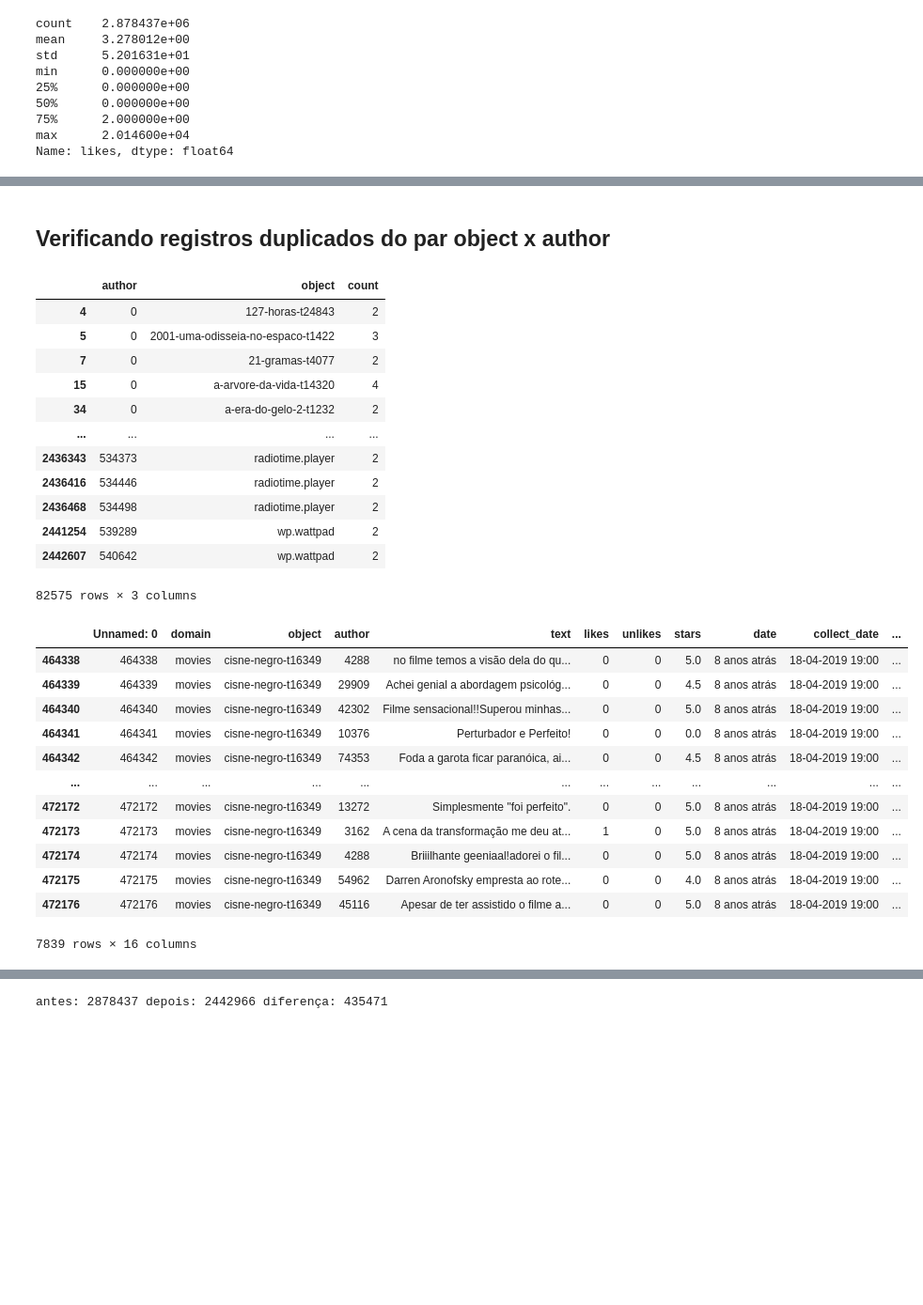
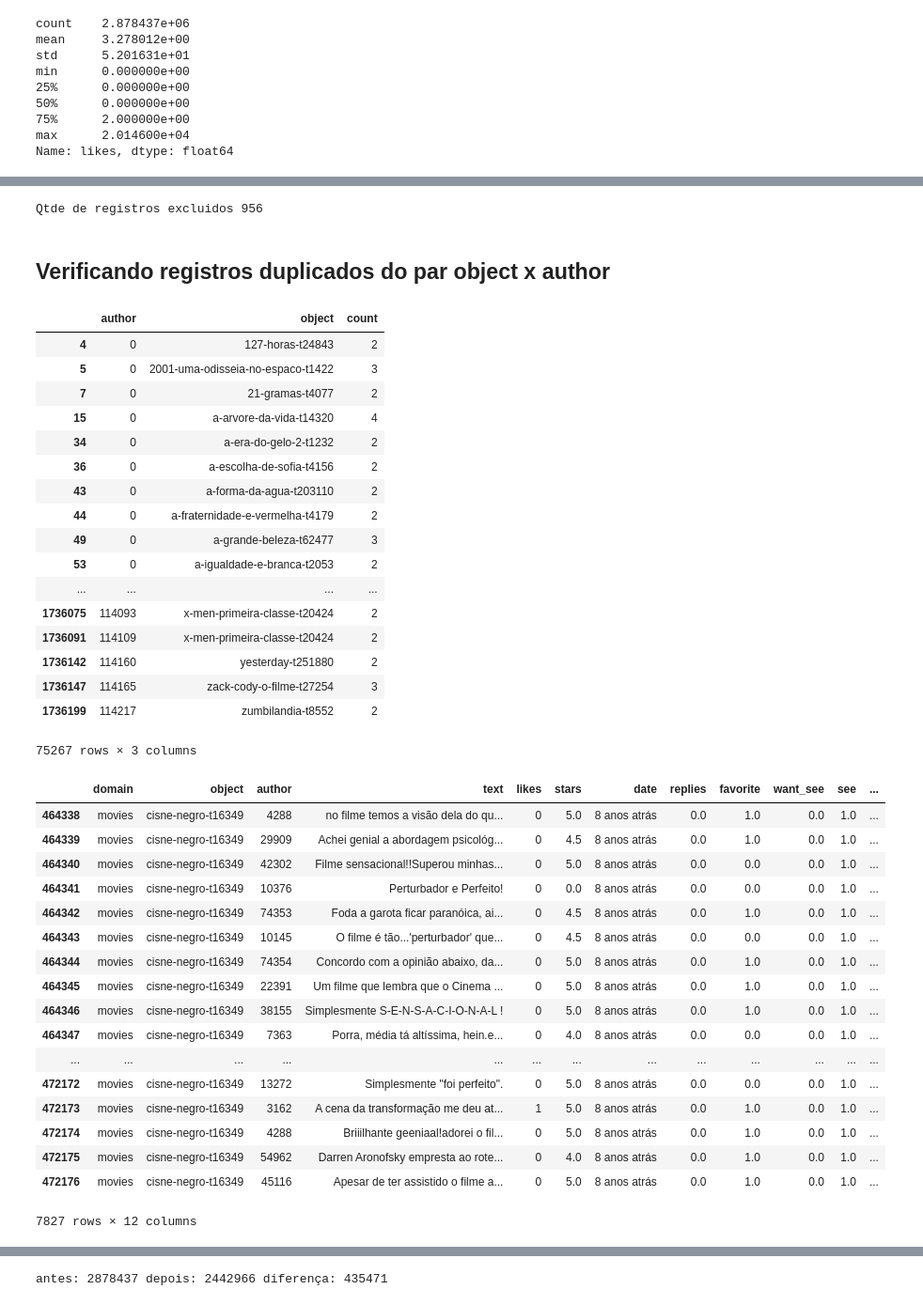
Before and after one commit to hericax/Pos, a Jupyter notebook: projeto_NLP/projeto_NLP.ipynb, the cells around one changed output, grey strips where cells are left out. Shown at 94% size. Cells and saved outputs as stored; diff of their text form; code cells hidden in the pictures; blank space fills up the shorter version.

```diff
--- a/projeto_NLP/projeto_NLP.ipynb
+++ b/projeto_NLP/projeto_NLP.ipynb
@@ -151,0 +179,4 @@ df_util[(df_util['likes'] != 0) & (df_util['unlikes'] != 0)]
+# %%
+# como a feature não possui valores, não será utilizada
+df_movies = df_movies[['domain', 'object', 'author', 'text', 'likes', 'stars', 'date',
+      'replies', 'favorite', 'want_see', 'see']]
@@ -151,0 +257,4 @@ df_util[(df_util['likes'] != 0) & (df_util['unlikes'] != 0)]
+# %%
+# Definindo as faixas a serem criadas
+intervals = pd.qcut(df_movies['stars'], 3).astype(str).unique()
+intervals
@@ -151,0 +263,8 @@ df_util[(df_util['likes'] != 0) & (df_util['unlikes'] != 0)]
+# %%
+# Criando três faixas para a feature star
+df_movies['stars_faixas'] = pd.qcut(df_movies['stars'], 3).astype(str).map( {
+                            intervals[0]: 1, #'(-0.001, 3.0]'
+                            intervals[1]: 0, #'(3.0, 4.5]'
+                            intervals[2]: 2  # '(4.5, 5.0]'
+                            } ).astype(str)
+df_movies[['stars','stars_faixas']].head(3)
@@ -152,8 +372,17 @@ df_util[(df_util['likes'] != 0) & (df_util['unlikes'] != 0)]
+# %%
+# Deletando os registros texto nulos
+df_movies.dropna(subset=['text'], inplace = True)
+# %%
+# Validando a exclusão
+qtde_depois = (df_movies.shape[0])
+print ('Qtde de registros excluidos', qtde_antes - qtde_depois)
+# %% [output]
+Qtde de registros excluidos 956
 # %% [markdown]
 ## Verificando registros duplicados do par object x author
 # %%
-# encontrando os registros duplicados no ID
-df_duplicado = df_util.groupby(['author','object']).size().reset_index(name='count')
+# encontrando os registros duplicados no author, ou seja, mais de uma avaliadação do author para o filme
+df_duplicado = df_movies.groupby(['author','object']).size().reset_index(name='count')
 df_duplicado.query('count > 1')
 # %% [output]
 |  | author | object | count |
@@ -162,31 +391,41 @@ df_duplicado.query('count > 1')
 | 7 | 0 | 21-gramas-t4077 | 2 |
 | 15 | 0 | a-arvore-da-vida-t14320 | 4 |
 | 34 | 0 | a-era-do-gelo-2-t1232 | 2 |
+| 36 | 0 | a-escolha-de-sofia-t4156 | 2 |
+| 43 | 0 | a-forma-da-agua-t203110 | 2 |
+| 44 | 0 | a-fraternidade-e-vermelha-t4179 | 2 |
+| 49 | 0 | a-grande-beleza-t62477 | 3 |
+| 53 | 0 | a-igualdade-e-branca-t2053 | 2 |
 | ... | ... | ... | ... |
-| 2436343 | 534373 | radiotime.player | 2 |
-| 2436416 | 534446 | radiotime.player | 2 |
-| 2436468 | 534498 | radiotime.player | 2 |
-| 2441254 | 539289 | wp.wattpad | 2 |
-| 2442607 | 540642 | wp.wattpad | 2 |
+| 1736075 | 114093 | x-men-primeira-classe-t20424 | 2 |
+| 1736091 | 114109 | x-men-primeira-classe-t20424 | 2 |
+| 1736142 | 114160 | yesterday-t251880 | 2 |
+| 1736147 | 114165 | zack-cody-o-filme-t27254 | 3 |
+| 1736199 | 114217 | zumbilandia-t8552 | 2 |
-82575 rows × 3 columns
+75267 rows × 3 columns
 # %%
 # conforme observado acima, há repetição de registros
 # visualizando um dos registros
-df_util[df_util['object'] == 'cisne-negro-t16349']
+df_movies[df_movies['object'] == 'cisne-negro-t16349']
 # %% [output]
-|  | Unnamed: 0 | domain | object | author | text | likes | unlikes | stars | date | collect_date | ... |
-| 464338 | 464338 | movies | cisne-negro-t16349 | 4288 | no filme temos a visão dela do qu... | 0 | 0 | 5.0 | 8 anos atrás | 18-04-2019 19:00 | ... |
-| 464339 | 464339 | movies | cisne-negro-t16349 | 29909 | Achei genial a abordagem psicológ... | 0 | 0 | 4.5 | 8 anos atrás | 18-04-2019 19:00 | ... |
-| 464340 | 464340 | movies | cisne-negro-t16349 | 42302 | Filme sensacional!!Superou minhas... | 0 | 0 | 5.0 | 8 anos atrás | 18-04-2019 19:00 | ... |
-| 464341 | 464341 | movies | cisne-negro-t16349 | 10376 | Perturbador e Perfeito! | 0 | 0 | 0.0 | 8 anos atrás | 18-04-2019 19:00 | ... |
-| 464342 | 464342 | movies | cisne-negro-t16349 | 74353 | Foda a garota ficar paranóica, ai... | 0 | 0 | 4.5 | 8 anos atrás | 18-04-2019 19:00 | ... |
-| ... | ... | ... | ... | ... | ... | ... | ... | ... | ... | ... | ... |
-| 472172 | 472172 | movies | cisne-negro-t16349 | 13272 | Simplesmente "foi perfeito". | 0 | 0 | 5.0 | 8 anos atrás | 18-04-2019 19:00 | ... |
-| 472173 | 472173 | movies | cisne-negro-t16349 | 3162 | A cena da transformação me deu at... | 1 | 0 | 5.0 | 8 anos atrás | 18-04-2019 19:00 | ... |
-| 472174 | 472174 | movies | cisne-negro-t16349 | 4288 | Briiilhante geeniaal!adorei o fil... | 0 | 0 | 5.0 | 8 anos atrás | 18-04-2019 19:00 | ... |
-| 472175 | 472175 | movies | cisne-negro-t16349 | 54962 | Darren Aronofsky empresta ao rote... | 0 | 0 | 4.0 | 8 anos atrás | 18-04-2019 19:00 | ... |
-| 472176 | 472176 | movies | cisne-negro-t16349 | 45116 | Apesar de ter assistido o filme a... | 0 | 0 | 5.0 | 8 anos atrás | 18-04-2019 19:00 | ... |
+|  | domain | object | author | text | likes | stars | date | replies | favorite | want_see | see | ... |
+| 464338 | movies | cisne-negro-t16349 | 4288 | no filme temos a visão dela do qu... | 0 | 5.0 | 8 anos atrás | 0.0 | 1.0 | 0.0 | 1.0 | ... |
+| 464339 | movies | cisne-negro-t16349 | 29909 | Achei genial a abordagem psicológ... | 0 | 4.5 | 8 anos atrás | 0.0 | 1.0 | 0.0 | 1.0 | ... |
+| 464340 | movies | cisne-negro-t16349 | 42302 | Filme sensacional!!Superou minhas... | 0 | 5.0 | 8 anos atrás | 0.0 | 0.0 | 0.0 | 1.0 | ... |
+| 464341 | movies | cisne-negro-t16349 | 10376 | Perturbador e Perfeito! | 0 | 0.0 | 8 anos atrás | 0.0 | 0.0 | 0.0 | 1.0 | ... |
+| 464342 | movies | cisne-negro-t16349 | 74353 | Foda a garota ficar paranóica, ai... | 0 | 4.5 | 8 anos atrás | 0.0 | 1.0 | 0.0 | 1.0 | ... |
+| 464343 | movies | cisne-negro-t16349 | 10145 | O filme é tão...'perturbador' que... | 0 | 4.5 | 8 anos atrás | 0.0 | 0.0 | 0.0 | 1.0 | ... |
+| 464344 | movies | cisne-negro-t16349 | 74354 | Concordo com a opinião abaixo, da... | 0 | 5.0 | 8 anos atrás | 0.0 | 1.0 | 0.0 | 1.0 | ... |
+| 464345 | movies | cisne-negro-t16349 | 22391 | Um filme que lembra que o Cinema ... | 0 | 5.0 | 8 anos atrás | 0.0 | 1.0 | 0.0 | 1.0 | ... |
+| 464346 | movies | cisne-negro-t16349 | 38155 | Simplesmente S-E-N-S-A-C-I-O-N-A-L ! | 0 | 5.0 | 8 anos atrás | 0.0 | 1.0 | 0.0 | 1.0 | ... |
+| 464347 | movies | cisne-negro-t16349 | 7363 | Porra, média tá altíssima, hein.e... | 0 | 4.0 | 8 anos atrás | 0.0 | 0.0 | 0.0 | 1.0 | ... |
+| ... | ... | ... | ... | ... | ... | ... | ... | ... | ... | ... | ... | ... |
+| 472172 | movies | cisne-negro-t16349 | 13272 | Simplesmente "foi perfeito". | 0 | 5.0 | 8 anos atrás | 0.0 | 0.0 | 0.0 | 1.0 | ... |
+| 472173 | movies | cisne-negro-t16349 | 3162 | A cena da transformação me deu at... | 1 | 5.0 | 8 anos atrás | 0.0 | 1.0 | 0.0 | 1.0 | ... |
+| 472174 | movies | cisne-negro-t16349 | 4288 | Briiilhante geeniaal!adorei o fil... | 0 | 5.0 | 8 anos atrás | 0.0 | 1.0 | 0.0 | 1.0 | ... |
+| 472175 | movies | cisne-negro-t16349 | 54962 | Darren Aronofsky empresta ao rote... | 0 | 4.0 | 8 anos atrás | 0.0 | 1.0 | 0.0 | 1.0 | ... |
+| 472176 | movies | cisne-negro-t16349 | 45116 | Apesar de ter assistido o filme a... | 0 | 5.0 | 8 anos atrás | 0.0 | 1.0 | 0.0 | 1.0 | ... |
-7839 rows × 16 columns
+7827 rows × 12 columns
 # %%
 # verificando alguns dos valores duplicados de like de um authos/object
 #df_util.query('author == 0 and object == "127-horas-t24843"') # registros iguais
```
Also changed, not shown: parts of 68 cells of this notebook, 1 other file.
